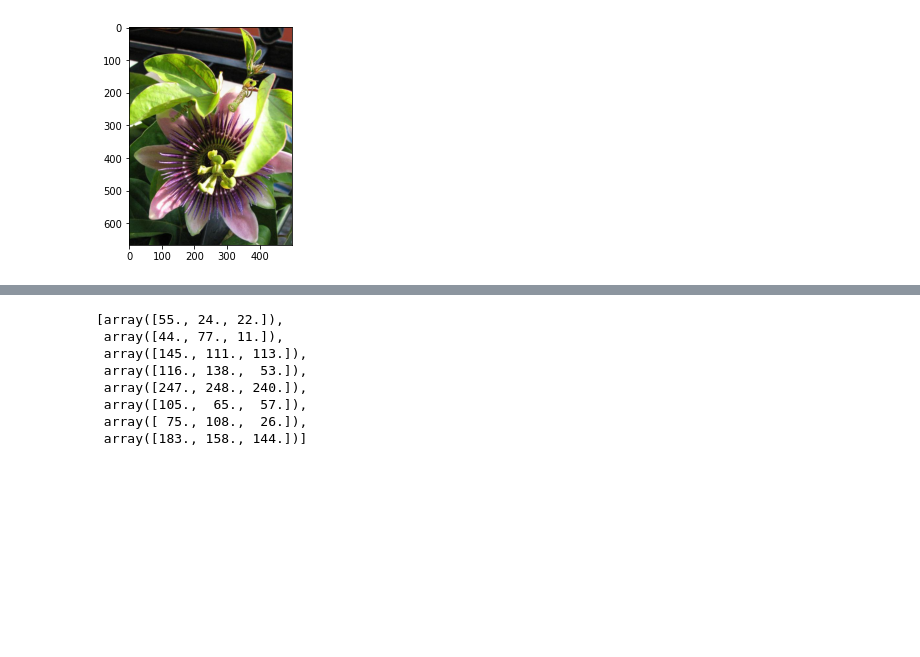
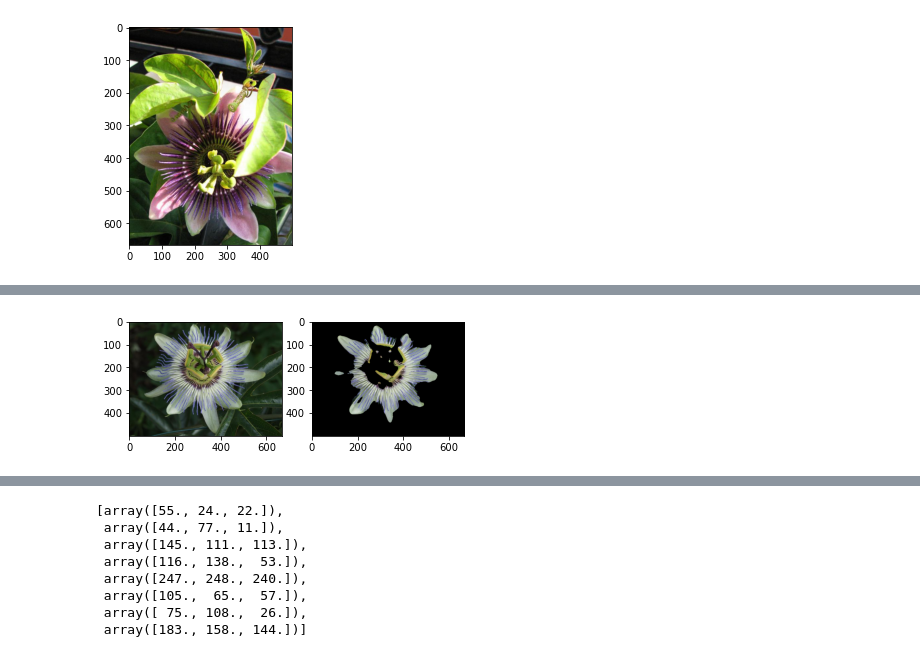
Before and after one commit to teresacigna/Progetto_AML, a Jupyter notebook: Script/prove_scontorno.ipynb, the cells around one changed output, grey strips where cells are left out. Drawn from its saved outputs; the diff is of its cells as text; code cells hidden in the pictures; blank space fills up the shorter version.

```diff
--- a/Script/prove_scontorno.ipynb
+++ b/Script/prove_scontorno.ipynb
@@ -47,13 +72,14 @@ plt.show()
 # %%
 def remove_green (image_path):
-  img = cv2.imread(image_path)
-  img = cv2.cvtColor(img, cv2.COLOR_BGR2RGB)
-  ret, threshold = cv2.threshold(img, 120, 255, cv2.THRESH_BINARY)
+  img = get_image(image_path)
+  _, threshold = cv2.threshold(img, 150, 255, cv2.THRESH_BINARY)
 
   for row in range(len(threshold)):
     for col in range(len(threshold[row])):
-      if (list(threshold[row][col]) == [0,255,0]):
+      if (list(threshold[row][col]) == [0,255,0] ): #or list(threshold[row][col]) == [255,255,0]
         threshold[row][col] = [0,0,0]
 
   plt.subplot(1,2,1),plt.imshow(img)
   plt.subplot(1,2,2),plt.imshow(threshold)
+
+  return threshold
@@ -63,0 +94,22 @@ remove_green('images/image_00007.jpg')
+# %%
+def binary_mask_image(image_path):
+
+    path = '102flowers/'+image_path
+    image_no_green = Image.fromarray((remove_green(path)))
+    image_no_green.save('new_images/{}'.format(image_path))
+    image = cv2.imread('new_images/{}'.format(image_path),0)
+    os.remove('new_images/{}'.format(image_path))
+
+    _,threshold_image = cv2.threshold(image,0,255,cv2.THRESH_BINARY)
+    im_smooth = filters.rank.percentile(threshold_image, np.ones((21,21)), p0=0.5)
+
+    original = get_image(path)
+    mask = im_smooth / 255
+    mask = mask.reshape(*mask.shape, 1)
+    masked_image = original * mask
+
+    image_mask = Image.fromarray(masked_image.astype(np.uint8))
+    print("i'm saving masked image...")
+    image_mask.save("mask/{}.jpg".format(image_path))
+
+    plt.imshow(image_mask, cmap = 'gray')
@@ -63,0 +124,4 @@ remove_green('images/image_00007.jpg')
+# %%
+binary_mask_image('image_00064.jpg')
+# %% [output]
+[figure, added]
```
Also changed, not shown: parts of 30 cells of this notebook.
